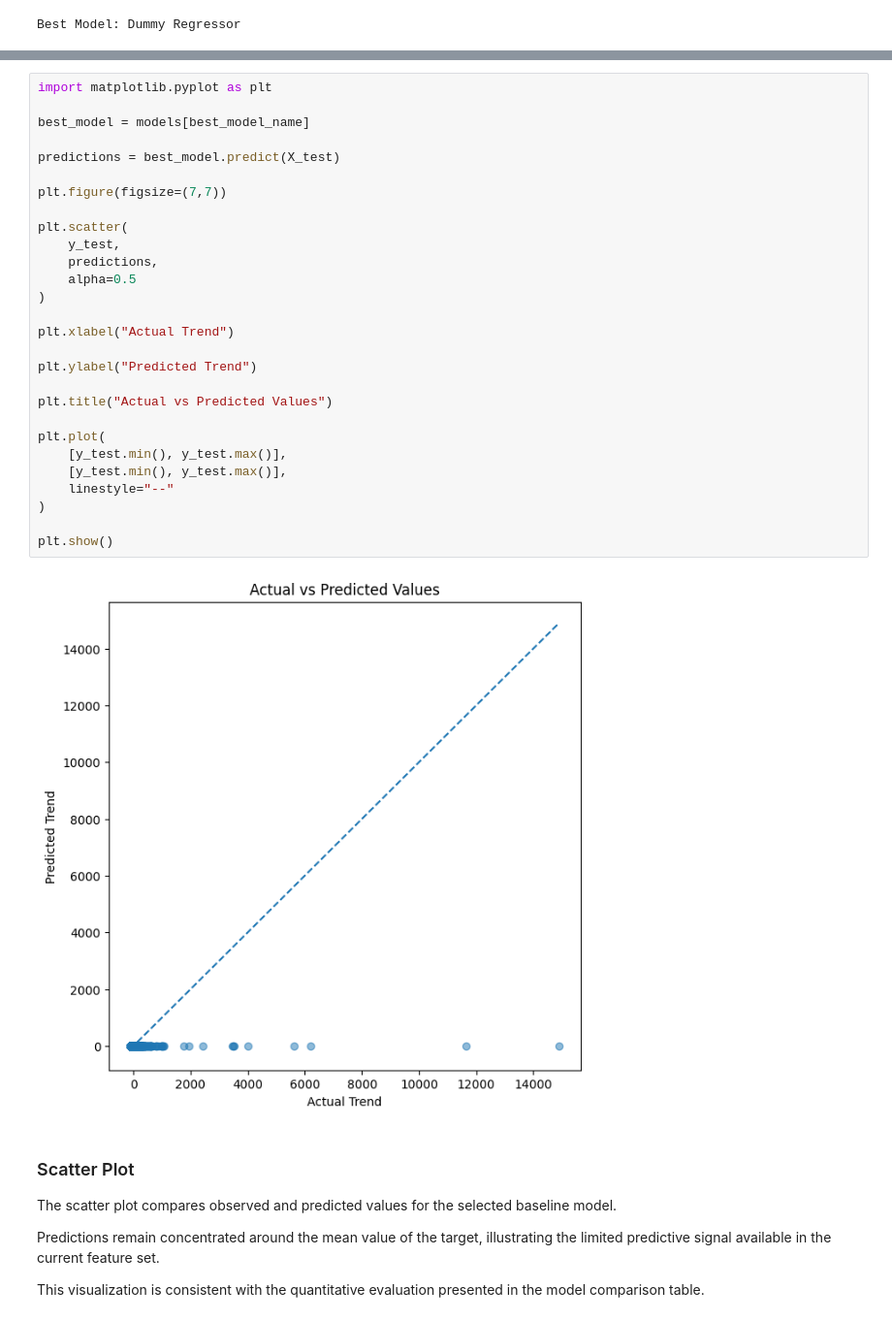
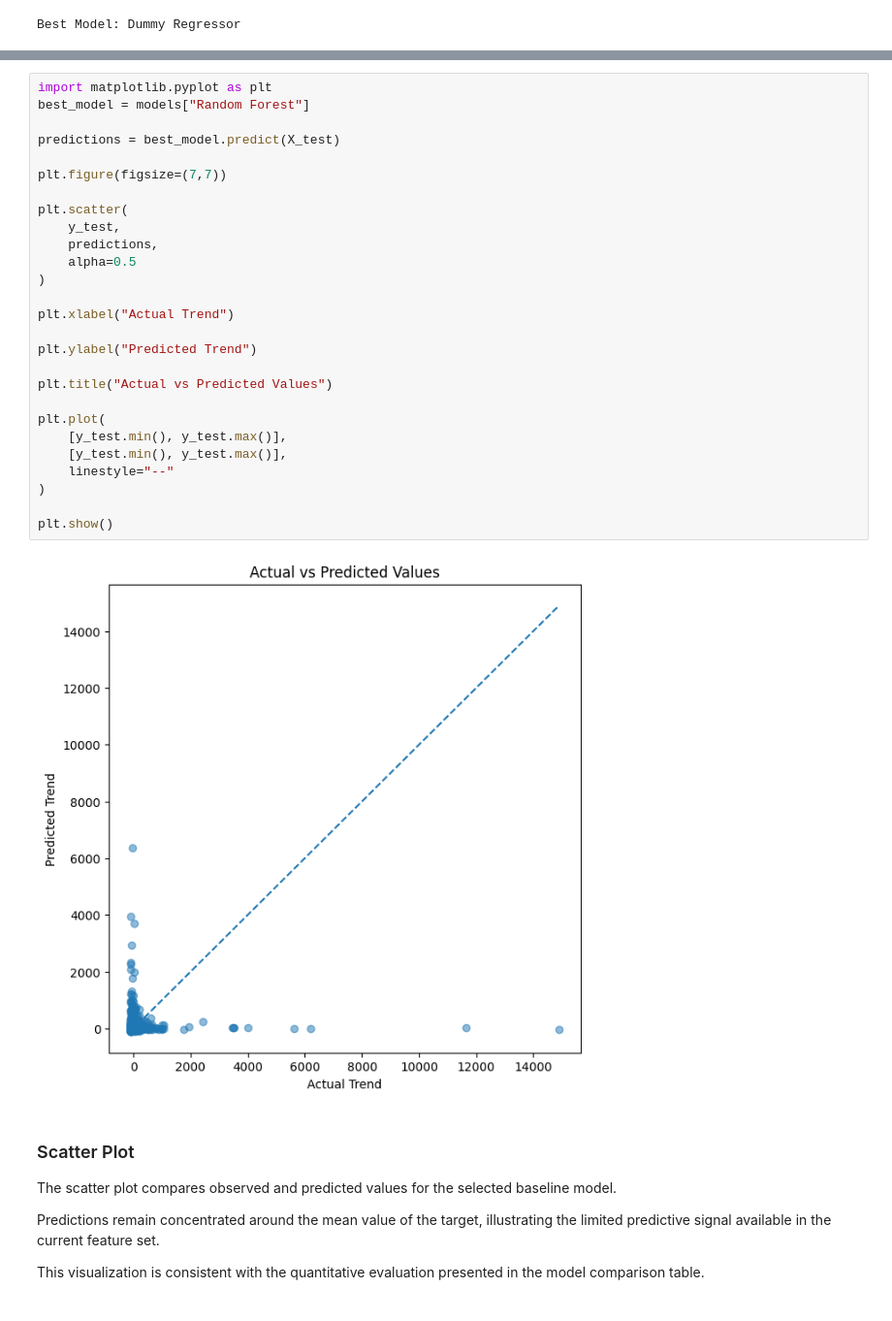
Before and after one commit to Eshaal356/flyrank-ml-internship, a Jupyter notebook: work/notebooks/capstone.ipynb, the cells around one changed output, grey strips where cells are left out. Shown at 97% size. Cells and saved outputs as stored; diff of their text form.

```diff
--- a/work/notebooks/capstone.ipynb
+++ b/work/notebooks/capstone.ipynb
@@ -456,33 +546,32 @@ The findings support the use of this project as a decision-support framework ins
 # %%
 import matplotlib.pyplot as plt
-
-best_model = models[best_model_name]
+best_model = models["Random Forest"]
 
 predictions = best_model.predict(X_test)
 
 plt.figure(figsize=(7,7))
 
 plt.scatter(
     y_test,
     predictions,
     alpha=0.5
 )
 
 plt.xlabel("Actual Trend")
 
 plt.ylabel("Predicted Trend")
 
 plt.title("Actual vs Predicted Values")
 
 plt.plot(
     [y_test.min(), y_test.max()],
     [y_test.min(), y_test.max()],
     linestyle="--"
 )
 
 plt.show()
 # %% [output]
-[figure, old version]
+[figure, new version]
 # %% [markdown]
 ### Scatter Plot
 
```
Also changed, not shown: parts of 9 cells of this notebook.
